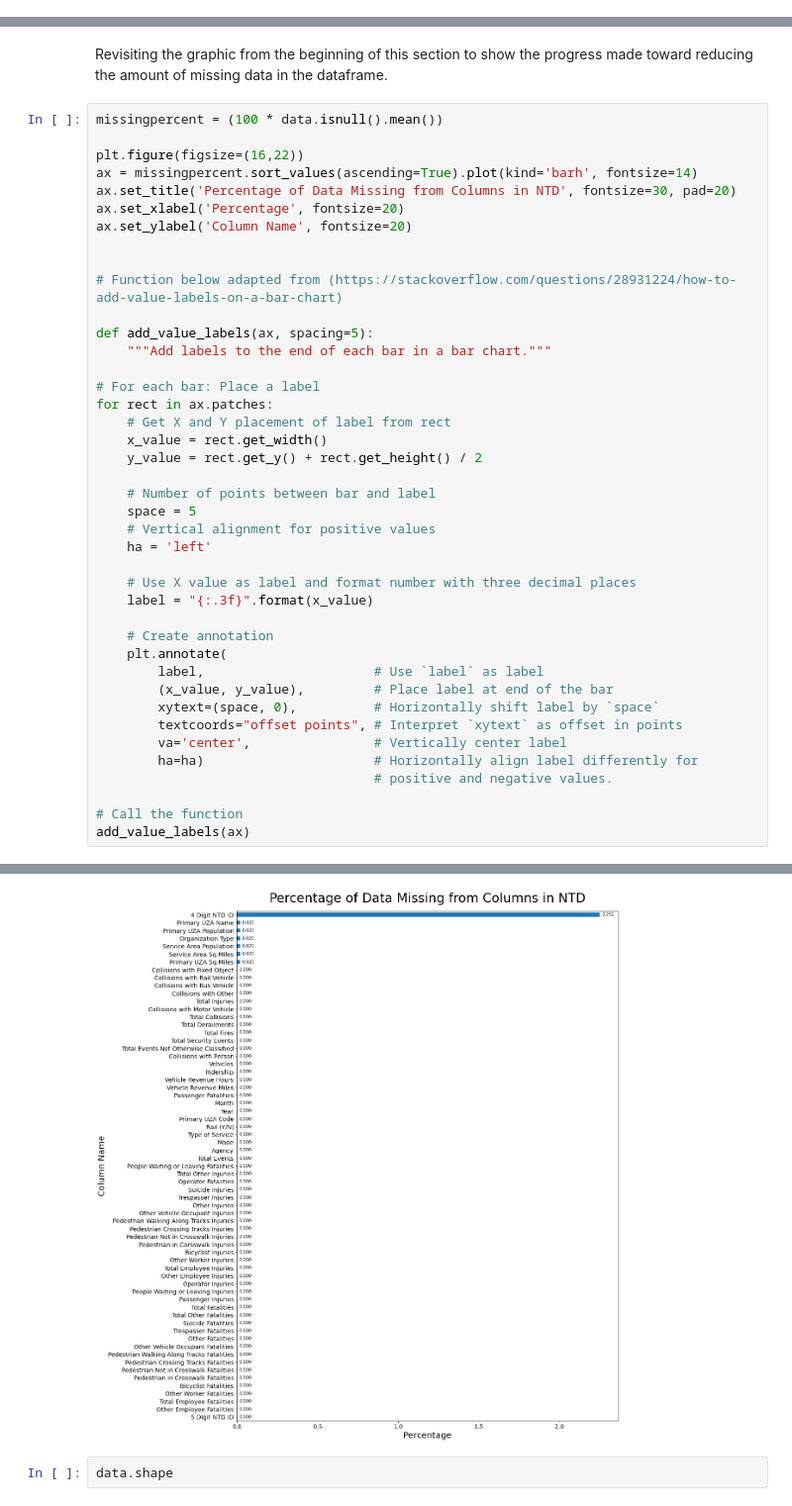
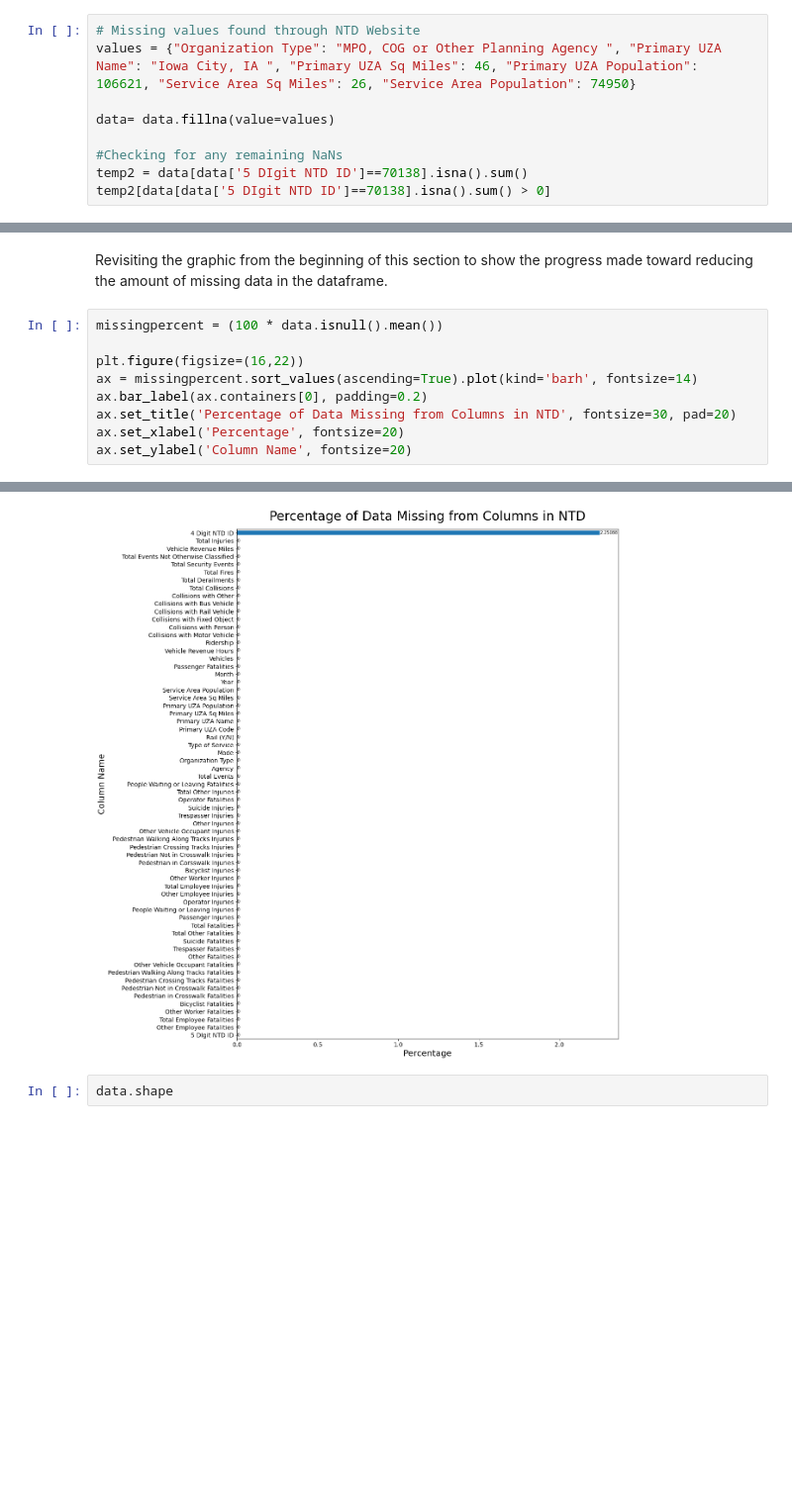
Before and after one commit to tamarahorne/Springboard, a Jupyter notebook: Capstone Project 2/notebooks/02_NTD_data_wrangling.ipynb, the cells around one changed output, grey strips where cells are left out. Shown at 99% size. Saved outputs shown, nothing was run; the diff lists cells and outputs as text; blank space fills up the shorter version.

```diff
--- a/Capstone Project 2/notebooks/02_NTD_data_wrangling.ipynb
+++ b/Capstone Project 2/notebooks/02_NTD_data_wrangling.ipynb
@@ -788,0 +802,9 @@ data['Service Area Population'].isnull().sum()
+# %%
+# Missing values found through NTD Website
+values = {"Organization Type": "MPO, COG or Other Planning Agency ", "Primary UZA Name": "Iowa City, IA ", "Primary UZA Sq Miles": 46, "Primary UZA Population": 106621, "Service Area Sq Miles": 26, "Service Area Population": 74950}
+
+data= data.fillna(value=values)
+
+#Checking for any remaining NaNs
+temp2 = data[data['5 DIgit NTD ID']==70138].isna().sum()
+temp2[data[data['5 DIgit NTD ID']==70138].isna().sum() > 0]
@@ -793,40 +819,8 @@ missingpercent = (100 * data.isnull().mean())
 
 plt.figure(figsize=(16,22))
 ax = missingpercent.sort_values(ascending=True).plot(kind='barh', fontsize=14)
+ax.bar_label(ax.containers[0], padding=0.2)
 ax.set_title('Percentage of Data Missing from Columns in NTD', fontsize=30, pad=20)
 ax.set_xlabel('Percentage', fontsize=20)
 ax.set_ylabel('Column Name', fontsize=20)
-
-
-# Function below adapted from (https://stackoverflow.com/questions/28931224/how-to-add-value-labels-on-a-bar-chart)
-
-def add_value_labels(ax, spacing=5):
-    """Add labels to the end of each bar in a bar chart."""
-
-# For each bar: Place a label
-for rect in ax.patches:
-    # Get X and Y placement of label from rect
-    x_value = rect.get_width()
-    y_value = rect.get_y() + rect.get_height() / 2
-
-    # Number of points between bar and label
-    space = 5
-    # Vertical alignment for positive values
-    ha = 'left'
-
-    # Use X value as label and format number with three decimal places
-    label = "{:.3f}".format(x_value)
-
-    # Create annotation
-    plt.annotate(
-        label,                      # Use `label` as label
-        (x_value, y_value),         # Place label at end of the bar
-        xytext=(space, 0),          # Horizontally shift label by `space`
-        textcoords="offset points", # Interpret `xytext` as offset in points
-        va='center',                # Vertically center label
-        ha=ha)                      # Horizontally align label differently for
-                                    # positive and negative values.
-
-# Call the function
-add_value_labels(ax)
 # %% [output]
@@ -833,4 +828,4 @@ add_value_labels(ax)
-[figure, old version]
+[figure, new version]
 # %%
 data.shape
 # %% [output]
```
Also changed, not shown: parts of 12 cells of this notebook.
